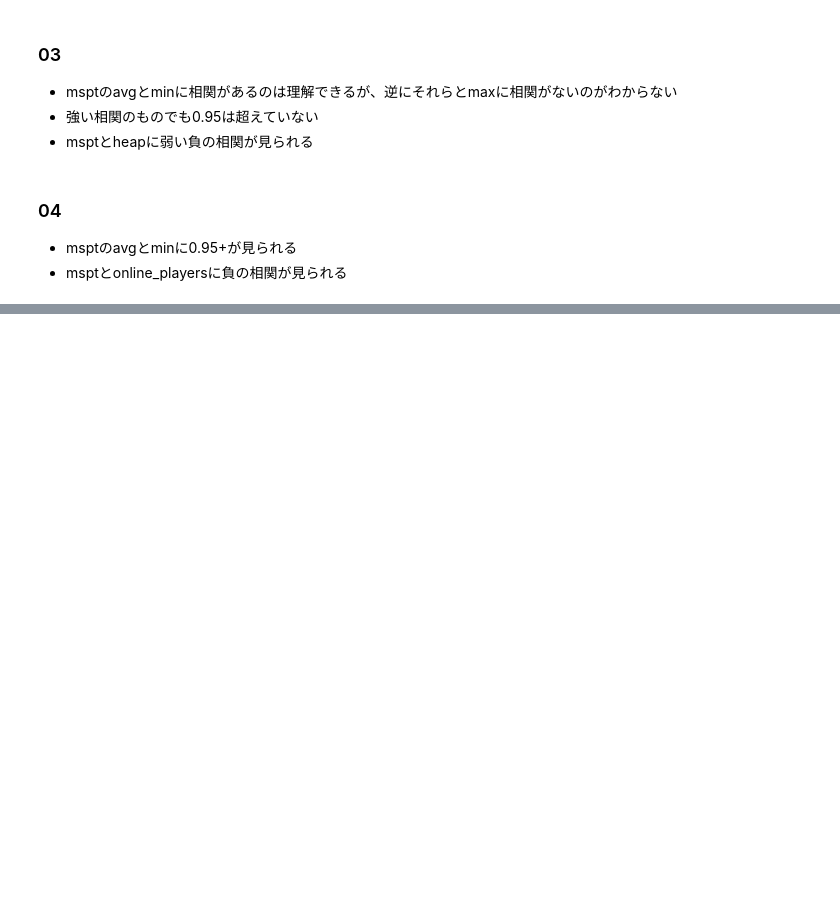
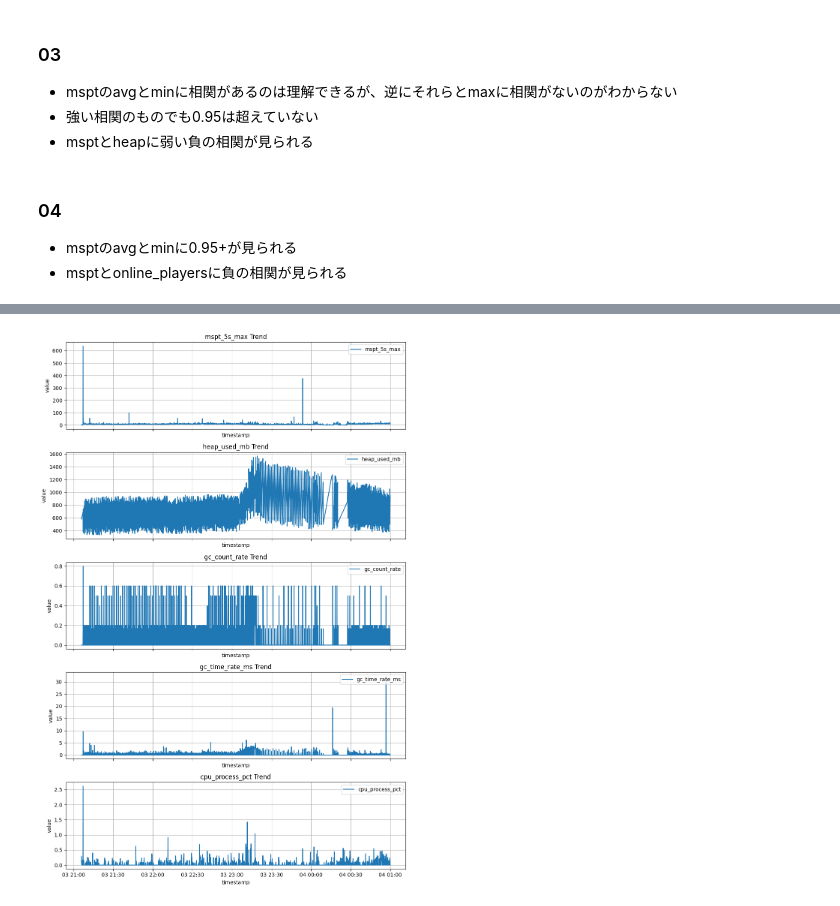
Before and after one commit to mai-Den06/ServerAnomalyDetection, a Jupyter notebook: notebooks/01_data_exploration.ipynb, the cells around one changed output, grey strips where cells are left out. Cells and saved outputs as stored; diff of their text form; code cells hidden in the pictures; blank space fills up the shorter version.

```diff
--- a/notebooks/01_data_exploration.ipynb
+++ b/notebooks/01_data_exploration.ipynb
@@ -142,0 +87,19 @@ plt.show()
+# %%
+import matplotlib.pyplot as plt
+
+columns = ["mspt_5s_max", "heap_used_mb", "gc_count_rate", "gc_time_rate_ms", "cpu_process_pct"]
+fig, axes = plt.subplots(nrows=len(columns), ncols=1, figsize=(10, 3 * len(columns)), sharex=True)
+
+for ax, column in zip(axes, columns):
+    ax.plot(df.index, df[column], label=column)
+
+    ax.set_title(f'{column} Trend')
+    ax.set_xlabel('timestamp')
+    ax.set_ylabel('value')
+    ax.legend(loc='upper right')
+    ax.grid(True)
+
+plt.tight_layout()
+plt.show()
+# %% [output]
+[figure, added]
```
Also changed, not shown: parts of 10 cells of this notebook.
